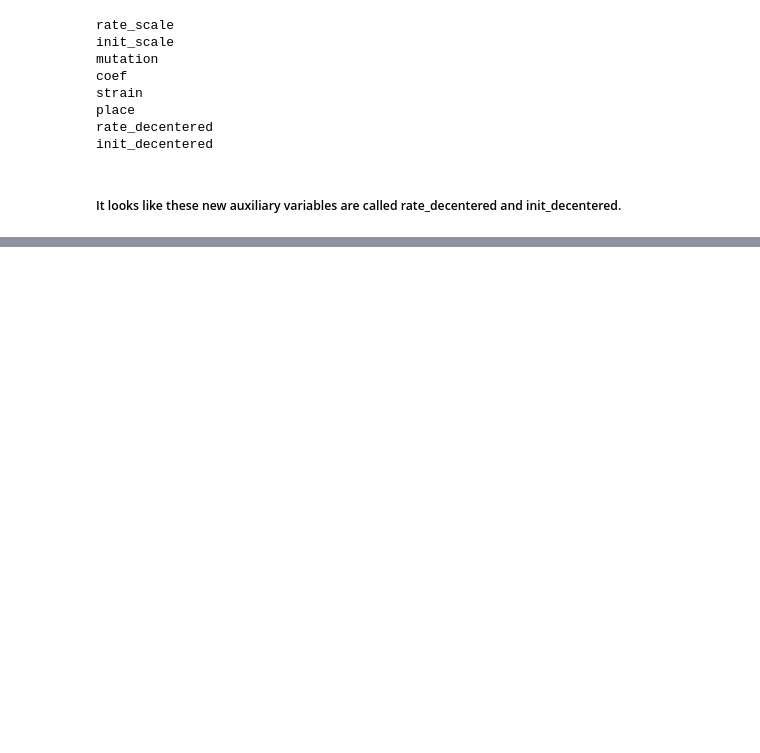
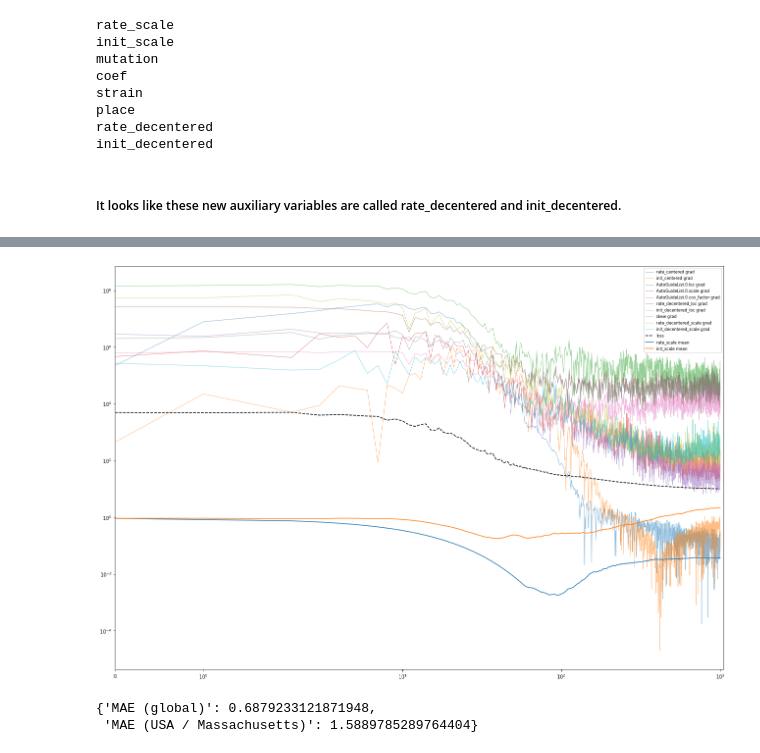
Before and after one commit to drclab/GP_VAE, a Jupyter notebook: drclab/Pyro/svi_23.ipynb, the cells around one changed output, grey strips where cells are left out. Saved outputs shown, nothing was run; the diff lists cells and outputs as text; code cells hidden in the pictures; blank space fills up the shorter version.

```diff
--- a/drclab/Pyro/svi_23.ipynb
+++ b/drclab/Pyro/svi_23.ipynb
@@ -405,0 +552,26 @@ init_decentered
+# %%
+%%time
+reparam_model = poutine.reparam(
+    model,
+    {
+        "rate": LocScaleReparam(),
+        "init": LocScaleReparam()
+    }
+)
+
+guide = AutoGuideList(reparam_model)
+
+local_vars = ["rate_decentered", "init_decentered"]
+
+guide.add(
+    AutoLowRankMultivariateNormal(
+        poutine.block(reparam_model, hide=local_vars),
+        init_loc_fn = init_loc_fn,
+        init_scale = 0.01
+    )
+)
+
+guide.add(local_guide)
+
+fit_svi(reparam_model, guide, lr=0.1)
+# %% [output]
@@ -405,0 +592,6 @@ init_decentered
+[figure, added]
+# %%
+evaluate(model, guide)
+# %% [output]
+{'MAE (global)': 0.6879233121871948,
+ 'MAE (USA / Massachusetts)': 1.5889785289764404}
```
Also changed, not shown: parts of 25 cells of this notebook.
